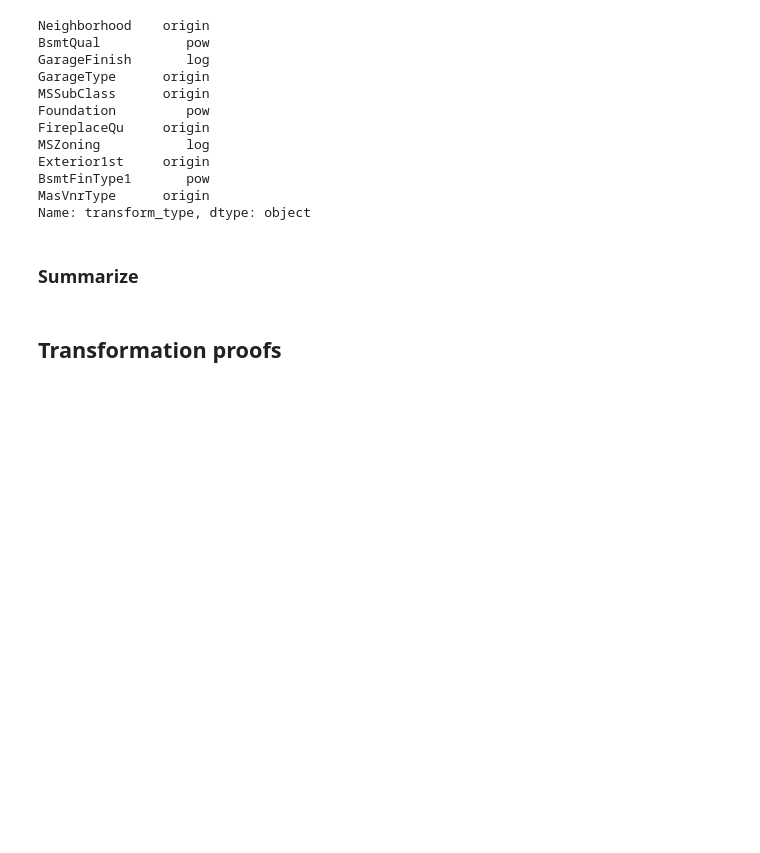
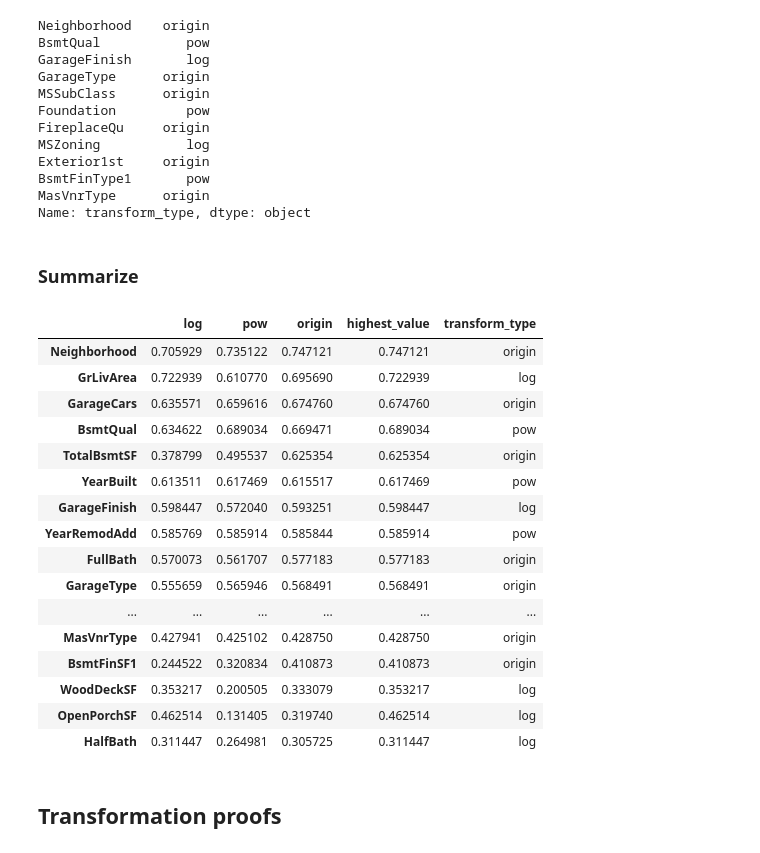
Before and after one commit to spiashko-house-prices/house-prices-notebook, a Jupyter notebook: notebook/data_analise.ipynb, the cells around one changed output. Saved outputs shown, nothing was run; the diff lists cells and outputs as text; code cells hidden in the pictures; blank space fills up the shorter version.

```diff
--- a/notebook/data_analise.ipynb
+++ b/notebook/data_analise.ipynb
@@ -455,6 +455,25 @@ Name: transform_type, dtype: object
 ### Summarize
 # %%
 magic_table = pd.concat([magic_cat_table, magic_num_table]).sort_values('origin', ascending=False)
+magic_table
+# %% [output]
+|  | log | pow | origin | highest_value | transform_type |
+| Neighborhood | 0.705929 | 0.735122 | 0.747121 | 0.747121 | origin |
+| GrLivArea | 0.722939 | 0.610770 | 0.695690 | 0.722939 | log |
+| GarageCars | 0.635571 | 0.659616 | 0.674760 | 0.674760 | origin |
+| BsmtQual | 0.634622 | 0.689034 | 0.669471 | 0.689034 | pow |
+| TotalBsmtSF | 0.378799 | 0.495537 | 0.625354 | 0.625354 | origin |
+| YearBuilt | 0.613511 | 0.617469 | 0.615517 | 0.617469 | pow |
+| GarageFinish | 0.598447 | 0.572040 | 0.593251 | 0.598447 | log |
+| YearRemodAdd | 0.585769 | 0.585914 | 0.585844 | 0.585914 | pow |
+| FullBath | 0.570073 | 0.561707 | 0.577183 | 0.577183 | origin |
+| GarageType | 0.555659 | 0.565946 | 0.568491 | 0.568491 | origin |
+| ... | ... | ... | ... | ... | ... |
+| MasVnrType | 0.427941 | 0.425102 | 0.428750 | 0.428750 | origin |
+| BsmtFinSF1 | 0.244522 | 0.320834 | 0.410873 | 0.410873 | origin |
+| WoodDeckSF | 0.353217 | 0.200505 | 0.333079 | 0.353217 | log |
+| OpenPorchSF | 0.462514 | 0.131405 | 0.319740 | 0.462514 | log |
+| HalfBath | 0.311447 | 0.264981 | 0.305725 | 0.311447 | log |
 # %% [markdown]
 ## Transformation proofs
 # %%
```
Also changed, not shown: parts of 4 cells of this notebook, 1 other file.
